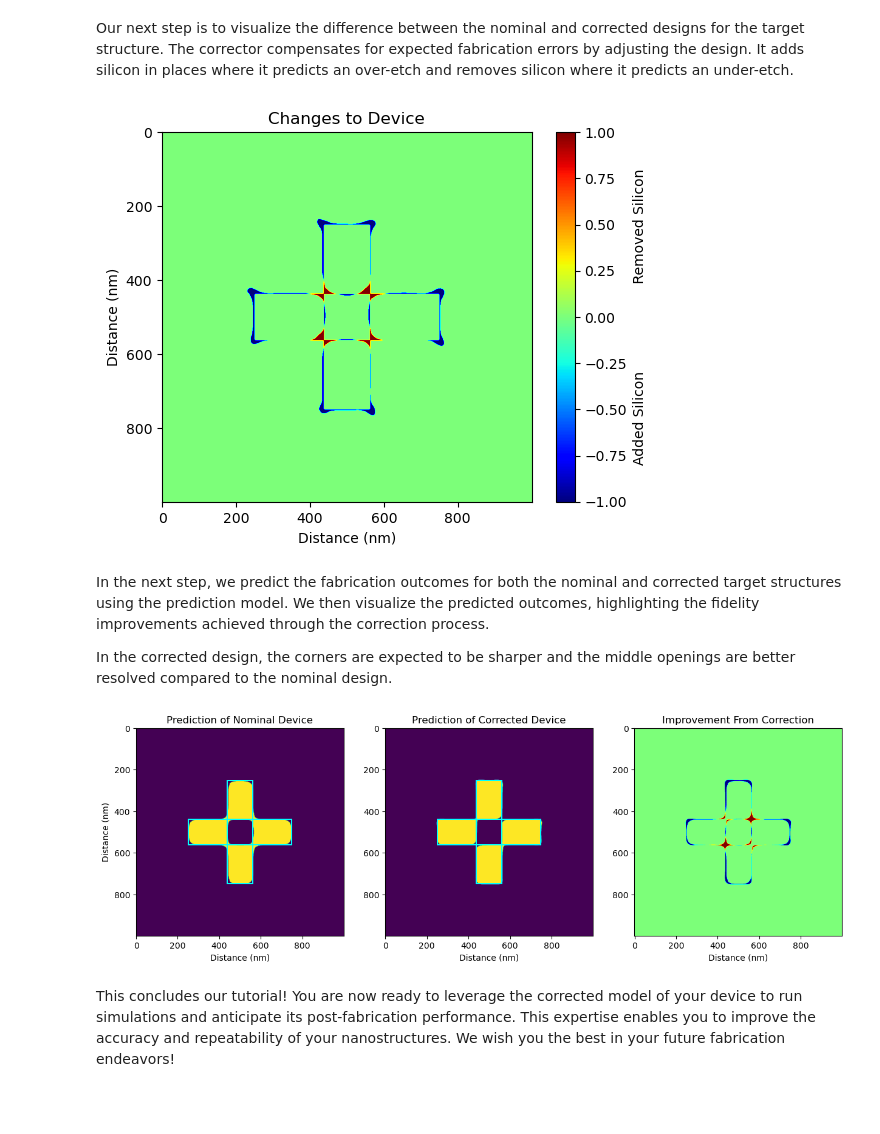
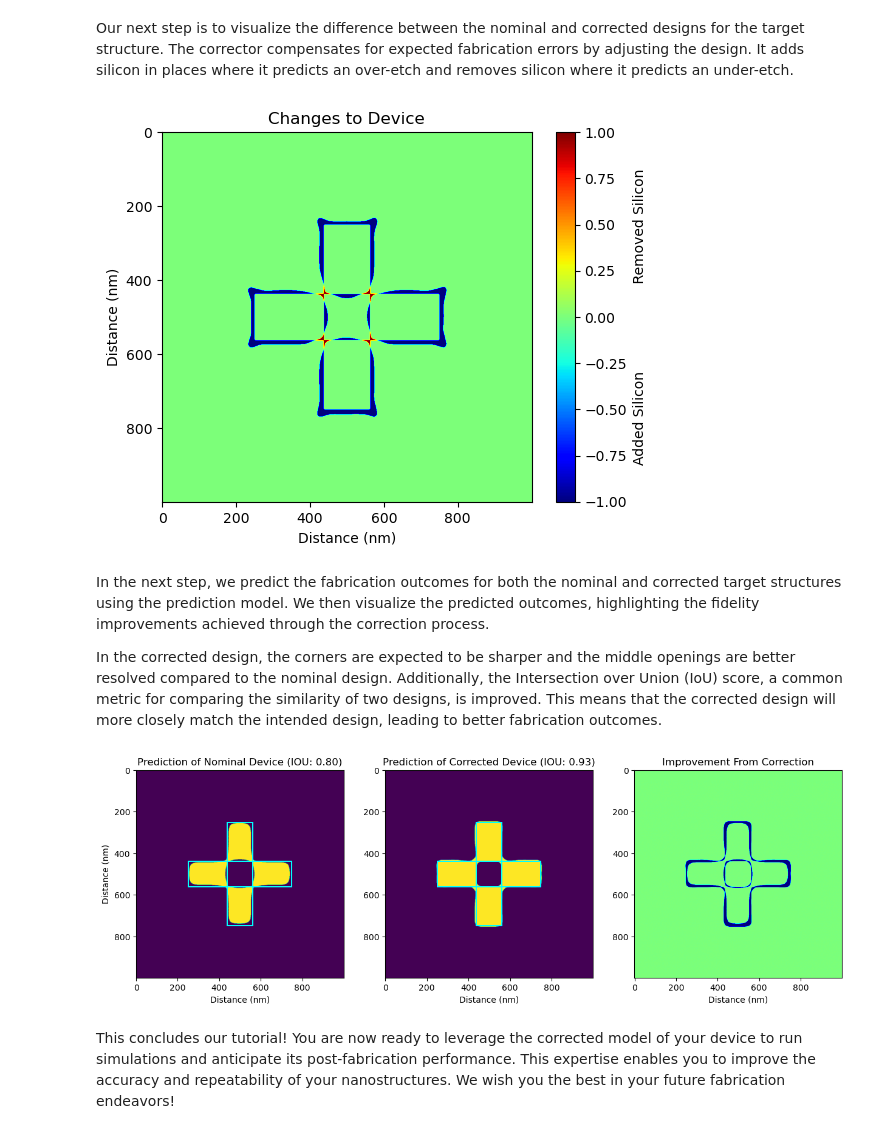
Before and after one commit to PreFab-Photonics/PreFab, a Jupyter notebook: examples/3_correction.ipynb, the cells around one changed output. Cells and saved outputs as stored; diff of their text form; code cells hidden in the pictures; blank space fills up the shorter version.

```diff
--- a/examples/3_correction.ipynb
+++ b/examples/3_correction.ipynb
@@ -33,7 +34,7 @@ At this point, we will opt for a binarized output. By default, the corrector pro
 # %%
 # Performance note: The first correction might take longer as the cloud server starts and loads the necessary model(s). Subsequent predictions should be quicker.
 MODEL_NAME = "ANT_NanoSOI"
-MODEL_TAGS = "v5-d4"
+MODEL_TAGS = "v6-d7"
 correction = pf.correct(
     device=device, model_name=MODEL_NAME, model_tags=MODEL_TAGS, binarize=True
 )
@@ -57,34 +58,43 @@ cb = plt.colorbar()
 cb.set_label("Added Silicon                    Removed Silicon")
 plt.show()
 # %% [output]
-[figure, old version]
+[figure, new version]
 # %% [markdown]
 In the next step, we predict the fabrication outcomes for both the nominal and corrected target structures using the prediction model. We then visualize the predicted outcomes, highlighting the fidelity improvements achieved through the correction process.
 
-In the corrected design, the corners are expected to be sharper and the middle openings are better resolved compared to the nominal design.
+In the corrected design, the corners are expected to be sharper and the middle openings are better resolved compared to the nominal design. Additionally, the Intersection over Union (IoU) score, a common metric for comparing the similarity of two designs, is improved. This means that the corrected design will more closely match the intended design, leading to better fabrication outcomes.
 # %%
 outcome = pf.predict(
     device=correction, model_name=MODEL_NAME, model_tags=MODEL_TAGS, binarize=True
 )
 prediction = pf.predict(
     device=device, model_name=MODEL_NAME, model_tags=MODEL_TAGS, binarize=True
 )
 
+def calculate_iou(prediction, device):
+    intersection = np.logical_and(prediction, device)
+    union = np.logical_or(prediction, device)
+    iou_score = np.sum(intersection) / np.sum(union)
+    return iou_score
+
+iou_nominal = calculate_iou(prediction, device)
+iou_corrected = calculate_iou(outcome, device)
+
 fig, axs = plt.subplots(1, 3, figsize=(15, 5))
 axs[0].imshow(prediction)
 axs[0].imshow(pf.generate_device_contour(device), cmap="cool")
-axs[0].set_title("Prediction of Nominal Device")
+axs[0].set_title(f"Prediction of Nominal Device (IOU: {iou_nominal:.2f})")
 axs[0].set_ylabel("Distance (nm)")
 axs[0].set_xlabel("Distance (nm)")
 axs[1].imshow(outcome)
 axs[1].imshow(pf.generate_device_contour(device), cmap="cool")
-axs[1].set_title("Prediction of Corrected Device")
+axs[1].set_title(f"Prediction of Corrected Device (IOU: {iou_corrected:.2f})")
 axs[1].set_xlabel("Distance (nm)")
 axs[2].imshow(prediction - outcome, cmap="jet", vmin=-1, vmax=1)
 axs[2].set_title("Improvement From Correction")
 axs[2].set_xlabel("Distance (nm)")
 plt.show()
 # %% [output]
-[figure, old version]
+[figure, new version]
 # %% [markdown]
 This concludes our tutorial! You are now ready to leverage the corrected model of your device to run simulations and anticipate its post-fabrication performance. This expertise enables you to improve the accuracy and repeatability of your nanostructures. We wish you the best in your future fabrication endeavors!
```
Also changed, not shown: parts of 2 cells of this notebook, 1 other file.
